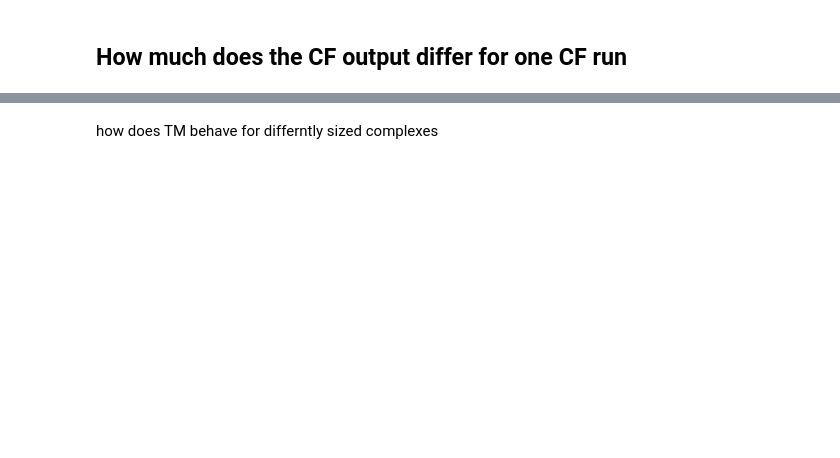
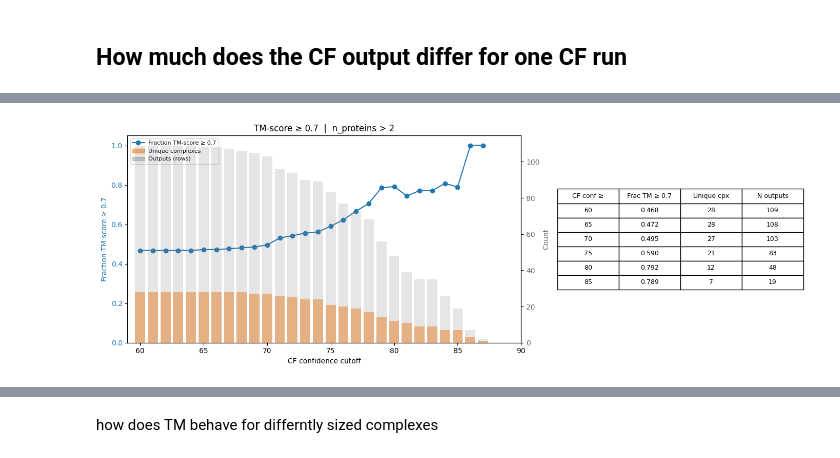
Before and after one commit to Kim-Dammer/master_thesis, a Jupyter notebook: notebooks/14_benchmark_analysis.ipynb, the cells around one changed output, grey strips where cells are left out. Saved outputs shown, nothing was run; the diff lists cells and outputs as text; code cells hidden in the pictures; blank space fills up the shorter version.

Commit message:
Finishing up visualization for initial benchmark analysis, addining visualisation for CF (us aligned) pdb and reference pdb

```diff
--- a/notebooks/14_benchmark_analysis.ipynb
+++ b/notebooks/14_benchmark_analysis.ipynb
@@ -38,3 +41,5 @@ benchmark_structure_similarity = benchmark_structure_similarity.with_columns(pl.
+# %%
+benchmark_structure_similarity = pl.read_parquet(data_dir / "Pipeline/8_benchmark_part_two/cf_pdb_structure_similarity/both_parts_benchmark_structure_similarity.parquet")
 # %%
 # get one row per complex
 benchmark_structure_similarity_one_per_complex = benchmark_structure_similarity.sort("usalign_cpx_tm_score", descending=True).group_by("complex_ac").first()
@@ -377,0 +373,83 @@ plt.show()
+# %%
+import numpy as np
+import matplotlib.pyplot as plt
+from matplotlib.patches import Patch
+import polars as pl
+
+TM_TARGET   = 0.7
+RMSD_TARGET = 5.0
+df_big = benchmark_structure_similarity.filter(pl.col('n_proteins') > 2)
+
+# ── helpers ───────────────────────────────────────────────────────────────────
+def precision_vs_cutoff(df, metric_col, target, higher_is_better=True,
+                        thresholds=np.arange(60, 90, 1)):
+    rows = []
+    for t in thresholds:
+        sub = df.filter(pl.col('CF_confidence') >= t)
+        n_out = len(sub)
+        n_cpx = sub['complex_ac'].n_unique() if n_out > 0 else 0
+        if n_out > 0:
+            prec = float((sub[metric_col] >= target if higher_is_better
+                          else sub[metric_col] <= target).mean())
+        else:
+            prec = None
+        rows.append((t, prec, n_cpx, n_out))
+    return rows
+
+def add_plot(ax1, rows, ylabel, color):
+    thresholds_v, precisions, n_complexes_v, n_outputs_v = zip(*rows)
+    ax1.plot(thresholds_v, precisions, marker='o', color=color)
+    ax1.set_xlabel('CF confidence cutoff')
+    ax1.set_ylabel(ylabel, color=color)
+    ax1.tick_params(axis='y', labelcolor=color)
+    ax1.set_ylim(0, 1.05)
+    ax1.set_xlim(59, max(thresholds_v) + 1)
+    ax2 = ax1.twinx()
+    ax2.bar(thresholds_v, n_complexes_v, alpha=0.5, color='tab:orange', width=0.8)
+    ax2.bar(thresholds_v, n_outputs_v,   alpha=0.2, color='tab:gray',   width=0.8)
+    ax2.set_ylabel('Count', color='dimgray')
+    ax2.tick_params(axis='y', labelcolor='dimgray')
+    ax1.legend(handles=[
+        plt.Line2D([0],[0], marker='o', color=color, label=ylabel),
+        Patch(color='tab:orange', alpha=0.6, label='Unique complexes'),
+        Patch(color='tab:gray',   alpha=0.4, label='Outputs (rows)'),
+    ], loc='upper left', fontsize=8)
+
+def add_table(ax, rows, frac_label):
+    lookup = {int(r[0]): r for r in rows}
+    cols = ['CF conf ≥', frac_label, 'Unique cpx', 'N outputs']
+    cells = []
+    for t in [60, 65, 70, 75, 80, 85]:
+        r = lookup.get(t)
+        if r:
+            prec = f'{r[1]:.3f}' if r[1] is not None else 'nan'
+            cells.append([str(t), prec, str(r[2]), str(r[3])])
+    ax.axis('off')
+    tab = ax.table(cellText=cells, colLabels=cols, cellLoc='center', loc='center')
+    tab.auto_set_font_size(False)
+    tab.set_fontsize(9)
+    tab.scale(1, 1.6)
+
+# ── TM-score ──────────────────────────────────────────────────────────────────
+rows_tm = precision_vs_cutoff(df_big, 'usalign_cpx_tm_score', TM_TARGET, higher_is_better=True)
+
+fig, (ax_plot, ax_tab) = plt.subplots(1, 2, figsize=(14, 5),
+                                       gridspec_kw={'width_ratios': [1.6, 1]})
+add_plot(ax_plot, rows_tm, f'Fraction TM-score ≥ {TM_TARGET}', 'tab:blue')
+ax_plot.set_title(f'TM-score ≥ {TM_TARGET}  |  n_proteins > 2')
+add_table(ax_tab, rows_tm, f'Frac TM ≥ {TM_TARGET}')
+fig.tight_layout()
+plt.show()
+
+# ── RMSD ──────────────────────────────────────────────────────────────────────
+rows_rmsd = precision_vs_cutoff(df_big, 'usalign_cpx_rmsd', RMSD_TARGET, higher_is_better=False)
+
+fig, (ax_plot, ax_tab) = plt.subplots(1, 2, figsize=(14, 5),
+                                       gridspec_kw={'width_ratios': [1.6, 1]})
+add_plot(ax_plot, rows_rmsd, f'Fraction RMSD ≤ {RMSD_TARGET} Å', 'tab:green')
+ax_plot.set_title(f'RMSD ≤ {RMSD_TARGET} Å  |  n_proteins > 2')
+add_table(ax_tab, rows_rmsd, f'Frac RMSD ≤ {RMSD_TARGET}')
+fig.tight_layout()
+plt.show()
+# %% [output]
+[figure, added]
```
Also changed, not shown: parts of 27 cells of this notebook, 6 other files.
